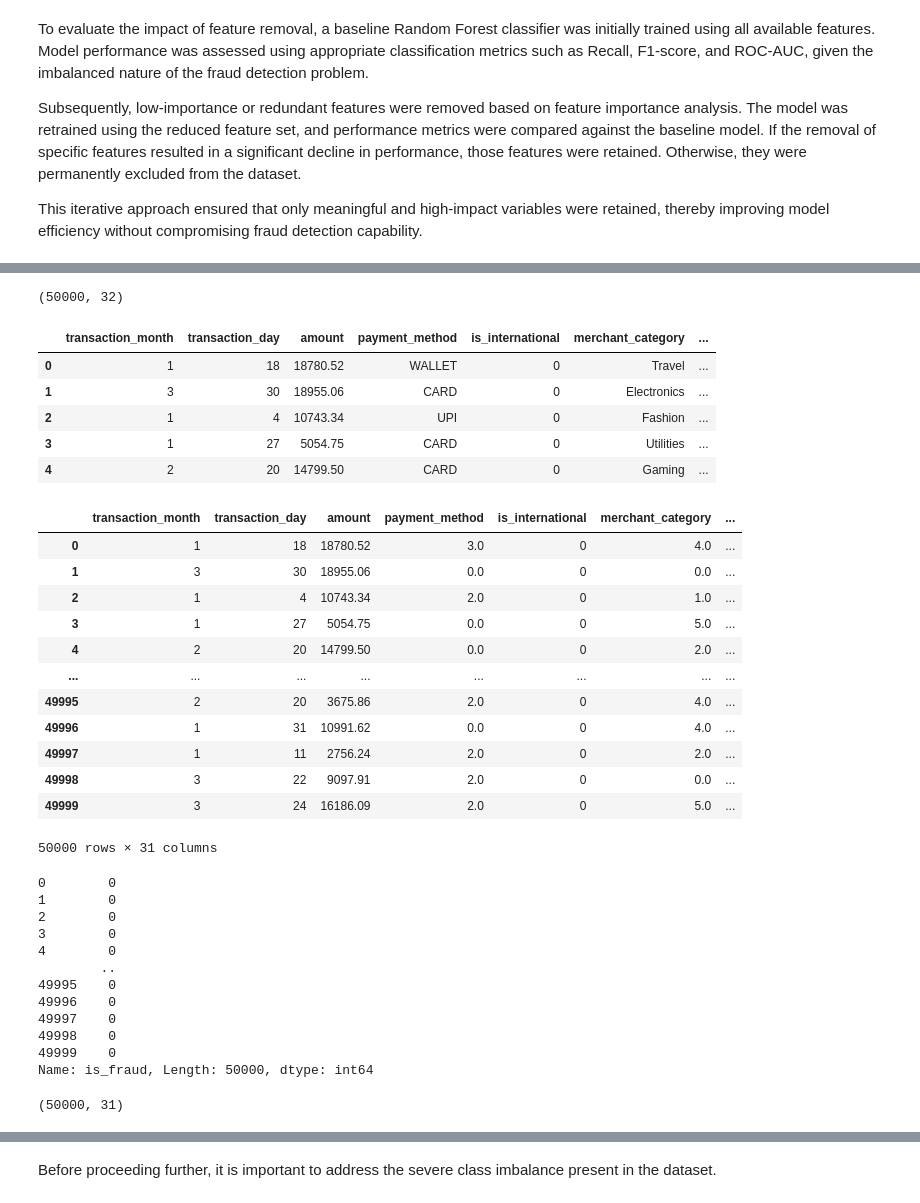
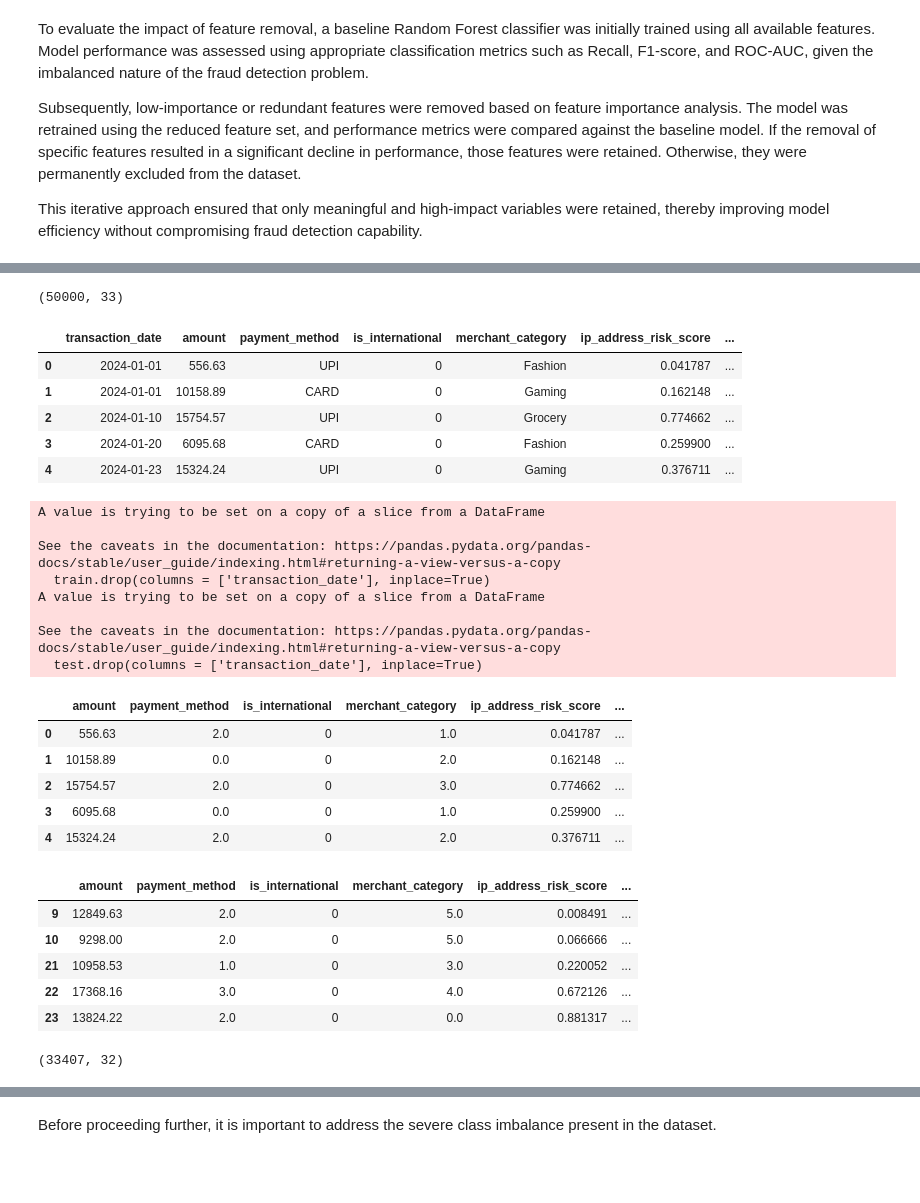
Before and after one commit to midhunmanohar25/Fraud_Detection_Project, a Jupyter notebook: notebooks/06_Rough_Feature_Selection_Model.ipynb, the cells around one changed output, grey strips where cells are left out. Cells and saved outputs as stored; diff of their text form; code cells hidden in the pictures; blank space fills up the shorter version.

```diff
--- a/notebooks/Rough_Feature_Selection_Model.ipynb
+++ b/notebooks/06_Rough_Feature_Selection_Model.ipynb
@@ -14,7 +14,7 @@ import seaborn as sns
 # %%
 pd.set_option('display.max_columns', None)
 # %%
-df = pd.read_csv(r'C:\Users\mabin\Desktop\DataScienceClassNotes\Career247_Capstone_Project\Fraud_Detection_Project\data\raw\cleaned_data_v2.csv')
+df = pd.read_csv(r'C:\Users\mabin\Desktop\DataScienceClassNotes\Career247_Capstone_Project\Fraud_Detection_Project\data\raw\cleaned_data_v3.csv')
 # %%
 df.columns
 # %% [output]
@@ -32,3 +32 @@ Index(['transaction_month', 'transaction_day', 'amount', 'payment_method',
       dtype='object')
-# %%
-df.drop('new_device_flag', inplace=True, axis=1)
@@ -50,16 +33,18 @@ Index(['transaction_month', 'transaction_day', 'amount', 'payment_method',
 # %%
 df.shape
 # %% [output]
-(50000, 32)
+(50000, 33)
 # %%
 df.head()
 # %% [output]
-|  | transaction_month | transaction_day | amount | payment_method | is_international | merchant_category | ... |
-| 0 | 1 | 18 | 18780.52 | WALLET | 0 | Travel | ... |
-| 1 | 3 | 30 | 18955.06 | CARD | 0 | Electronics | ... |
-| 2 | 1 | 4 | 10743.34 | UPI | 0 | Fashion | ... |
-| 3 | 1 | 27 | 5054.75 | CARD | 0 | Utilities | ... |
-| 4 | 2 | 20 | 14799.50 | CARD | 0 | Gaming | ... |
+|  | transaction_date | amount | payment_method | is_international | merchant_category | ip_address_risk_score | ... |
+| 0 | 2024-01-01 | 556.63 | UPI | 0 | Fashion | 0.041787 | ... |
+| 1 | 2024-01-01 | 10158.89 | CARD | 0 | Gaming | 0.162148 | ... |
+| 2 | 2024-01-10 | 15754.57 | UPI | 0 | Grocery | 0.774662 | ... |
+| 3 | 2024-01-20 | 6095.68 | CARD | 0 | Fashion | 0.259900 | ... |
+| 4 | 2024-01-23 | 15324.24 | UPI | 0 | Gaming | 0.376711 | ... |
+# %%
+df['transaction_date'] = pd.to_datetime(df['transaction_date'])
 # %%
 from sklearn.preprocessing import OrdinalEncoder
 
@@ -77,36 +62,37 @@ y_label = encode_df['is_fraud']
+# %%
+train = encode_df[encode_df['transaction_date'] < '2024-03-01']
+train.drop(columns = ['transaction_date'], inplace=True)
+test  = encode_df[encode_df['transaction_date'] >= '2024-03-01']
+test.drop(columns = ['transaction_date'], inplace=True)
+# %% [output]
+A value is trying to be set on a copy of a slice from a DataFrame
+
+See the caveats in the documentation: https://pandas.pydata.org/pandas-docs/stable/user_guide/indexing.html#returning-a-view-versus-a-copy
+  train.drop(columns = ['transaction_date'], inplace=True)
+A value is trying to be set on a copy of a slice from a DataFrame
+
+See the caveats in the documentation: https://pandas.pydata.org/pandas-docs/stable/user_guide/indexing.html#returning-a-view-versus-a-copy
+  test.drop(columns = ['transaction_date'], inplace=True)
 # %%
-X_label
+train.head()
 # %% [output]
-|  | transaction_month | transaction_day | amount | payment_method | is_international | merchant_category | ... |
-| 0 | 1 | 18 | 18780.52 | 3.0 | 0 | 4.0 | ... |
-| 1 | 3 | 30 | 18955.06 | 0.0 | 0 | 0.0 | ... |
-| 2 | 1 | 4 | 10743.34 | 2.0 | 0 | 1.0 | ... |
-| 3 | 1 | 27 | 5054.75 | 0.0 | 0 | 5.0 | ... |
-| 4 | 2 | 20 | 14799.50 | 0.0 | 0 | 2.0 | ... |
-| ... | ... | ... | ... | ... | ... | ... | ... |
-| 49995 | 2 | 20 | 3675.86 | 2.0 | 0 | 4.0 | ... |
-| 49996 | 1 | 31 | 10991.62 | 0.0 | 0 | 4.0 | ... |
-| 49997 | 1 | 11 | 2756.24 | 2.0 | 0 | 2.0 | ... |
-| 49998 | 3 | 22 | 9097.91 | 2.0 | 0 | 0.0 | ... |
-| 49999 | 3 | 24 | 16186.09 | 2.0 | 0 | 5.0 | ... |
+|  | amount | payment_method | is_international | merchant_category | ip_address_risk_score | ... |
+| 0 | 556.63 | 2.0 | 0 | 1.0 | 0.041787 | ... |
+| 1 | 10158.89 | 0.0 | 0 | 2.0 | 0.162148 | ... |
+| 2 | 15754.57 | 2.0 | 0 | 3.0 | 0.774662 | ... |
+| 3 | 6095.68 | 0.0 | 0 | 1.0 | 0.259900 | ... |
+| 4 | 15324.24 | 2.0 | 0 | 2.0 | 0.376711 | ... |
-50000 rows × 31 columns
 # %%
-y_label
+test.head()
 # %% [output]
-0        0
-1        0
-2        0
-3        0
-4        0
-        ..
-49995    0
-49996    0
-49997    0
-49998    0
-49999    0
-Name: is_fraud, Length: 50000, dtype: int64
+|  | amount | payment_method | is_international | merchant_category | ip_address_risk_score | ... |
+| 9 | 12849.63 | 2.0 | 0 | 5.0 | 0.008491 | ... |
+| 10 | 9298.00 | 2.0 | 0 | 5.0 | 0.066666 | ... |
+| 21 | 10958.53 | 1.0 | 0 | 3.0 | 0.220052 | ... |
+| 22 | 17368.16 | 3.0 | 0 | 4.0 | 0.672126 | ... |
+| 23 | 13824.22 | 2.0 | 0 | 0.0 | 0.881317 | ... |
 # %%
-X_label.shape
+train.shape
 # %% [output]
-(50000, 31)
+(33407, 32)
 # %%
```
Also changed, not shown: parts of 25 cells of this notebook, 5 other files.
